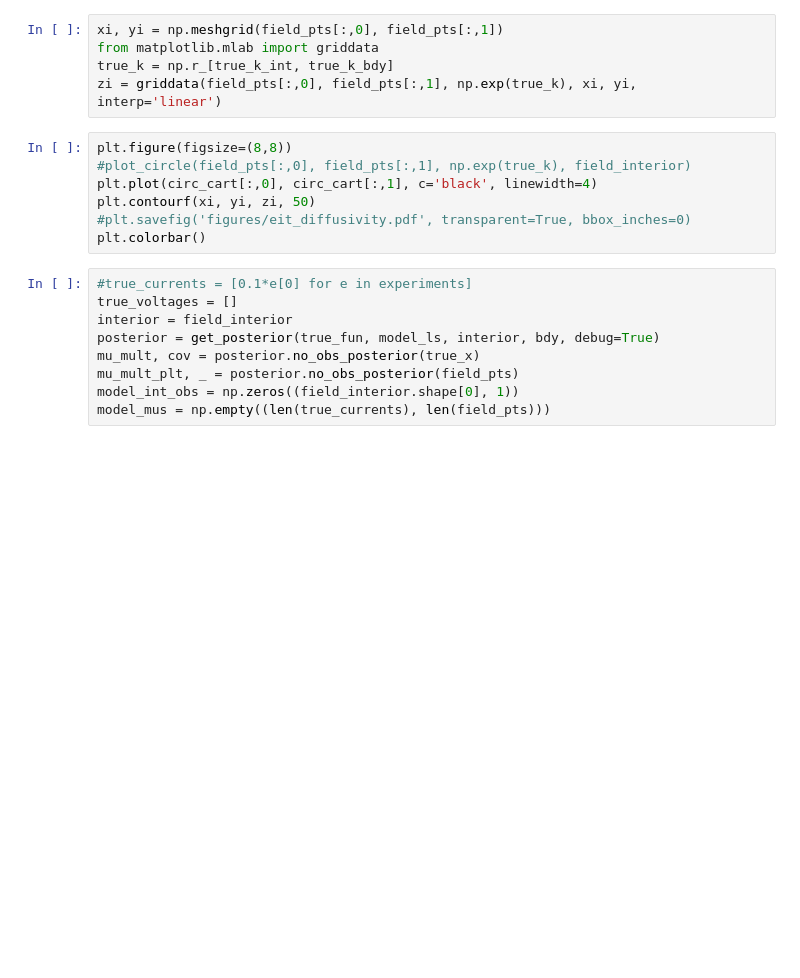
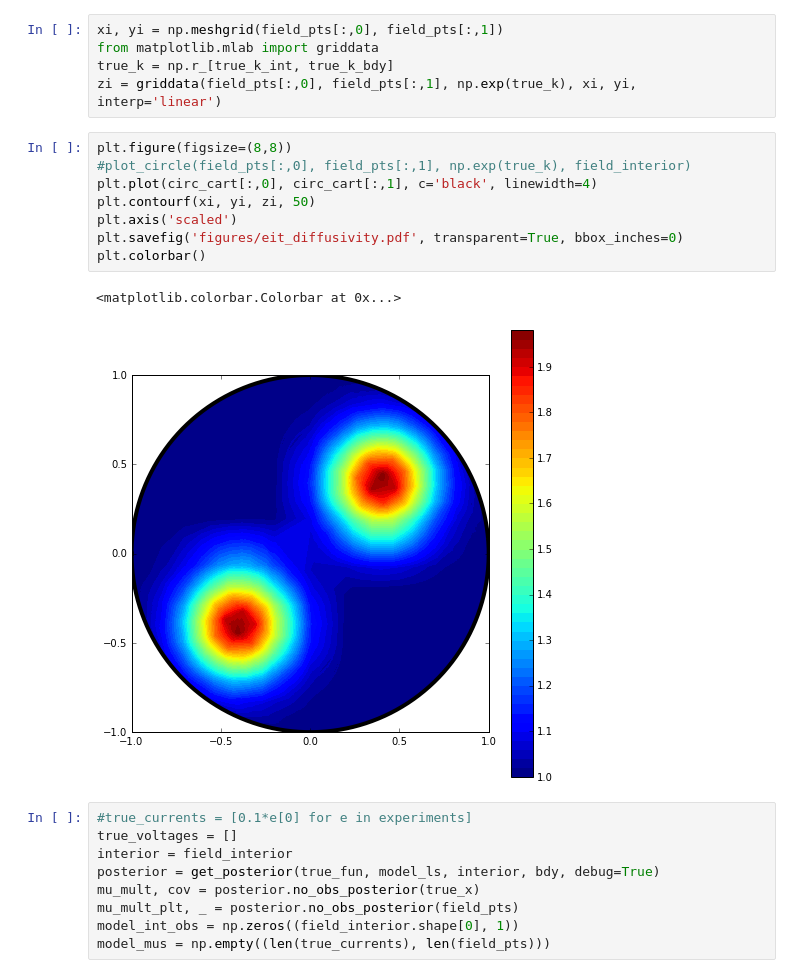
Before and after one commit to jcockayne/bayesian_pdes, a Jupyter notebook: notebooks/EIT.ipynb, the cells around one changed output. Cells and saved outputs as stored; diff of their text form; blank space fills up the shorter version.

```diff
--- a/notebooks/EIT.ipynb
+++ b/notebooks/EIT.ipynb
@@ -498,10 +497,14 @@ zi = griddata(field_pts[:,0], field_pts[:,1], np.exp(true_k), xi, yi, interp='li
 # %%
 plt.figure(figsize=(8,8))
 #plot_circle(field_pts[:,0], field_pts[:,1], np.exp(true_k), field_interior)
 plt.plot(circ_cart[:,0], circ_cart[:,1], c='black', linewidth=4)
 plt.contourf(xi, yi, zi, 50)
-#plt.savefig('figures/eit_diffusivity.pdf', transparent=True, bbox_inches=0)
+plt.axis('scaled')
+plt.savefig('figures/eit_diffusivity.pdf', transparent=True, bbox_inches=0)
 plt.colorbar()
+# %% [output]
+<matplotlib.colorbar.Colorbar at 0x...>
+[figure, added]
 # %%
 #true_currents = [0.1*e[0] for e in experiments]
 true_voltages = []
```
Also changed, not shown: parts of 9 cells of this notebook, 1 other file.
